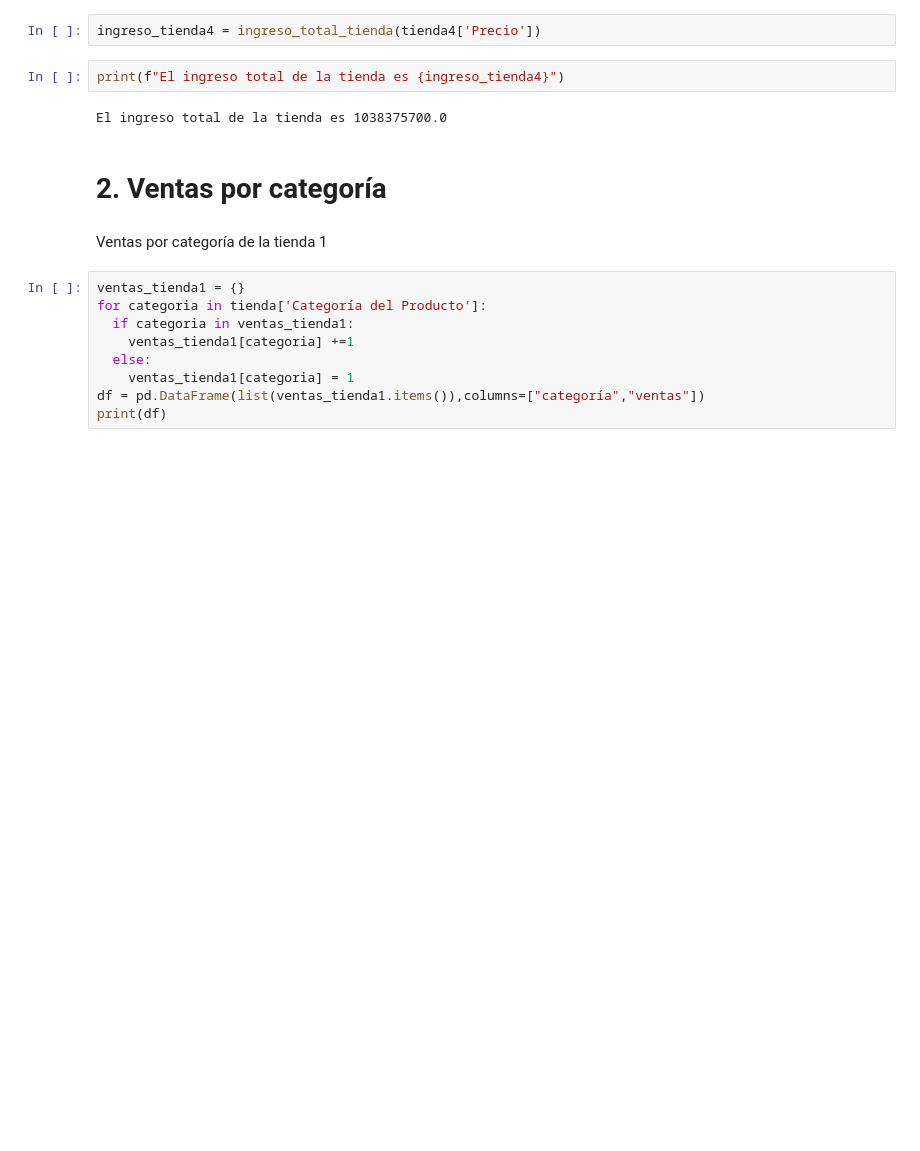
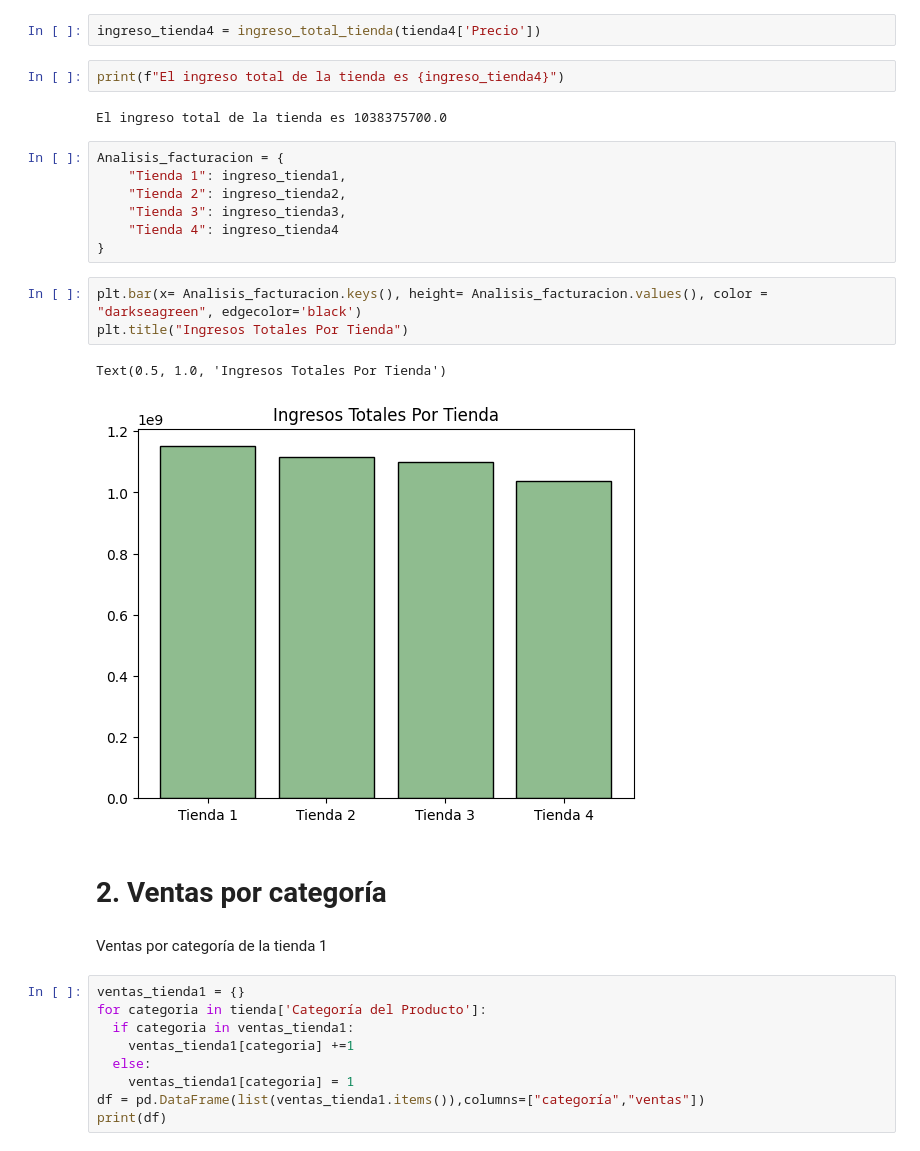
Before and after one commit to Caleb699-hub/challenge_alura_store, a Jupyter notebook: AluraStoreLatam.ipynb, the cells around one changed output. Drawn from its saved outputs; the diff is of its cells as text; blank space fills up the shorter version.

```diff
--- a/AluraStoreLatam.ipynb
+++ b/AluraStoreLatam.ipynb
@@ -61,6 +62,19 @@ ingreso_tienda4 = ingreso_total_tienda(tienda4['Precio'])
 print(f"El ingreso total de la tienda es {ingreso_tienda4}")
 # %% [output]
 El ingreso total de la tienda es 1038375700.0
+# %%
+Analisis_facturacion = {
+    "Tienda 1": ingreso_tienda1,
+    "Tienda 2": ingreso_tienda2,
+    "Tienda 3": ingreso_tienda3,
+    "Tienda 4": ingreso_tienda4
+}
+# %%
+plt.bar(x= Analisis_facturacion.keys(), height= Analisis_facturacion.values(), color = "darkseagreen", edgecolor='black')
+plt.title("Ingresos Totales Por Tienda")
+# %% [output]
+Text(0.5, 1.0, 'Ingresos Totales Por Tienda')
+[figure, added]
 # %% [markdown]
 # 2. Ventas por categoría
 # %% [markdown]
```
Also changed, not shown: parts of 19 cells of this notebook.
